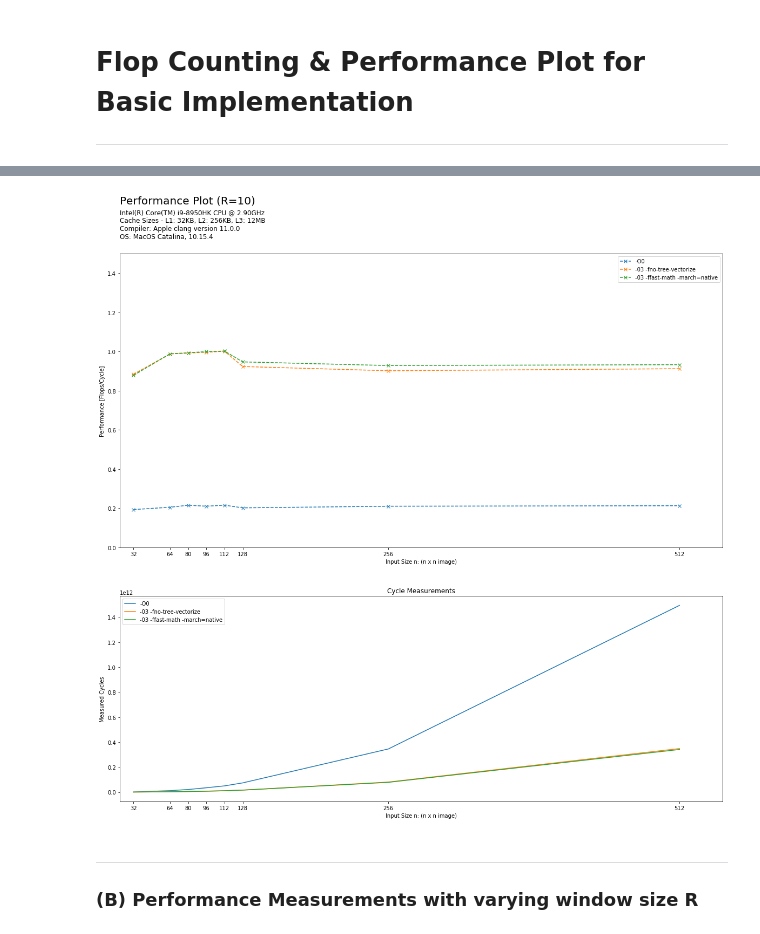
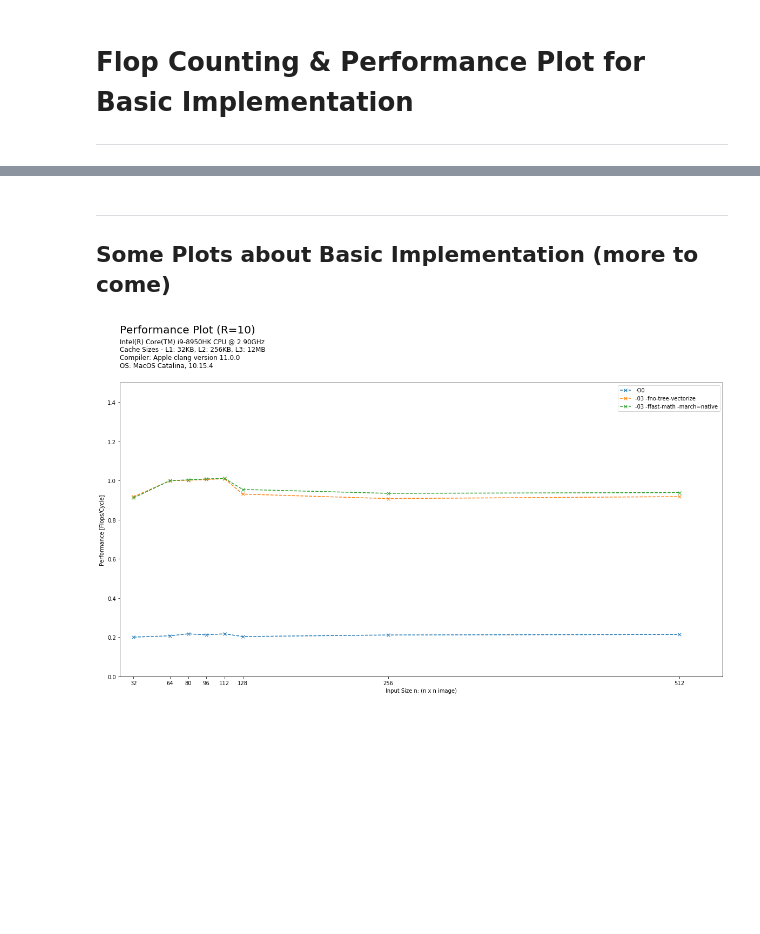
Before and after one commit to ninodimontalcino/advanced-denoising-mcrenderings, a Jupyter notebook: analysis/PerformanceAnalysis.ipynb, the cells around one changed output, grey strips where cells are left out. Drawn from its saved outputs; the diff is of its cells as text; code cells hidden in the pictures; blank space fills up the shorter version.

Commit message:
Analysis Update - FlopCounting, Runtime and Performance Evaluation

```diff
--- a/analysis/PerformanceAnalysis.ipynb
+++ b/analysis/PerformanceAnalysis.ipynb
@@ -74,0 +483,31 @@ def basic(n, R):
+# %%
+# ------------------------------------------------------
+# PERFORMANCE PLOT
+# => Basic Implementation with varying window size R
+# ------------------------------------------------------
+
+performance = np.zeros((len(n), len(R)))
+
+# Init Figure
+fig = plt.figure(figsize=(10,10))
+
+for i, img_size in enumerate(n):
+
+    # Compute performance for all windows sizes r
+    for r, win_size in enumerate(R):
+        flop_count = restructured_with_precomp(img_size, win_size).sum()
+        performance[i][r] = flop_count / cycles[i][r]
+
+    plt.plot(R, performance[i], 'x--', label="n="+str(img_size))
+
+# Customize Plot
+plt.xticks(R)
+plt.ylim(0,2)
+plt.ylabel("Performance [Flops/Cycle]", fontweight='bold', rotation=0, position=(0,1.02), labelpad=-75)
+plt.xlabel("Window Radius R:", fontweight='bold')
+
+suptitle = plt.suptitle("Performance Plot", x=0.125, y=1.03, fontsize=20, ha='left')
+plt.title(hardware_info, fontsize=12, x=0, y=1.04, ha='left')
+
+plt.legend()
+fig.savefig('performance_plot_varyingR',bbox_inches='tight',bbox_extra_artists=[suptitle])
@@ -75,3 +516,7 @@ def basic(n, R):
+# %% [markdown]
+<hr>
+
+## Some Plots about Basic Implementation (more to come)
 # %%
 # ------------------------------------------------------
 # MEASURED CYCLES
@@ -84,7 +529,7 @@ flags = ["-O0",
          "-03 -fno-tree-vectorize",
          "-03 -ffast-math -march=native"]
 
-cycles = np.array([[8.09516e+08, 1.14798e+10, 2.07577e+10, 3.45336e+10, 4.98050e+10, 7.37735e+10, 3.45199e+11, 1.49453e+12],
+cycles2 = np.array([[8.09516e+08, 1.14798e+10, 2.07577e+10, 3.45336e+10, 4.98050e+10, 7.37735e+10, 3.45199e+11, 1.49453e+12],
                    [1.769e+08, 2.38142e+09, 4.50356e+09, 7.28734e+09, 1.07199e+10, 1.612e+10, 8.04228e+10, 3.48705e+11],
                    [1.78076e+08, 2.38001e+09, 4.49588e+09, 7.26405e+09, 1.07094e+10, 1.5718e+10, 7.81106e+10, 3.40981e+11]
                   ])
@@ -97,53 +542,32 @@ cycles = np.array([[8.09516e+08, 1.14798e+10, 2.07577e+10, 3.45336e+10, 4.98050e
 R = 10
 performance = np.zeros((len(flags), len(n)))
 
 # Init Figure
 fig = plt.figure(figsize=(20,10))
 
 # Compute Performance for all series (different compiler flags)
 for i, flag in enumerate(flags):
 
     # Compute Performance for all resolutions
     for j in range(n.shape[0]):
         flop_count = basic(n[j],R).sum()
-        performance[i][j] = flop_count / cycles[i][j]
+        performance[i][j] = flop_count / cycles2[i][j]
 
     # Add serie to plot
     plt.plot(n, performance[i], 'x--', label=flag)
 
 
 # Customize Plot
 plt.xticks(n)
 plt.ylim(0,1.5)
 plt.xlim(20,550)
 plt.ylabel("Performance [Flops/Cycle]")
 plt.xlabel("Input Size n: (n x n image)")
 
 suptitle = plt.suptitle("Performance Plot (R=10)", x=0.125, y=1.03, fontsize=20, ha='left')
 plt.title(hardware_info, fontsize=12, x=0, y=1.04, ha='left')
 
 plt.legend()
 fig.savefig('performance_plot',bbox_inches='tight',bbox_extra_artists=[suptitle])
 # %% [output]
-[figure, old version]
+[figure, new version]
-# %%
-# ------------------------------------------------------
-# PLOT OF MEASURED CYCLES
-# ------------------------------------------------------
-
-fig = plt.figure(figsize=(20,7))
-for i, flag in enumerate(flags):
-    plt.plot(n, cycles[i], label=flag)
-plt.xticks(n)
-plt.xlim(20,550)
-plt.ylabel("Measured Cycles")
-plt.xlabel("Input Size n: (n x n image)")
-plt.title("Cycle Measurements")
-plt.legend()
-plt.show()
-# %% [output]
-[figure, removed]
-# %% [markdown]
-<hr>
-
-### (B) Performance Measurements with varying window size R
```
Also changed, not shown: parts of 20 cells of this notebook, 8 other files.
